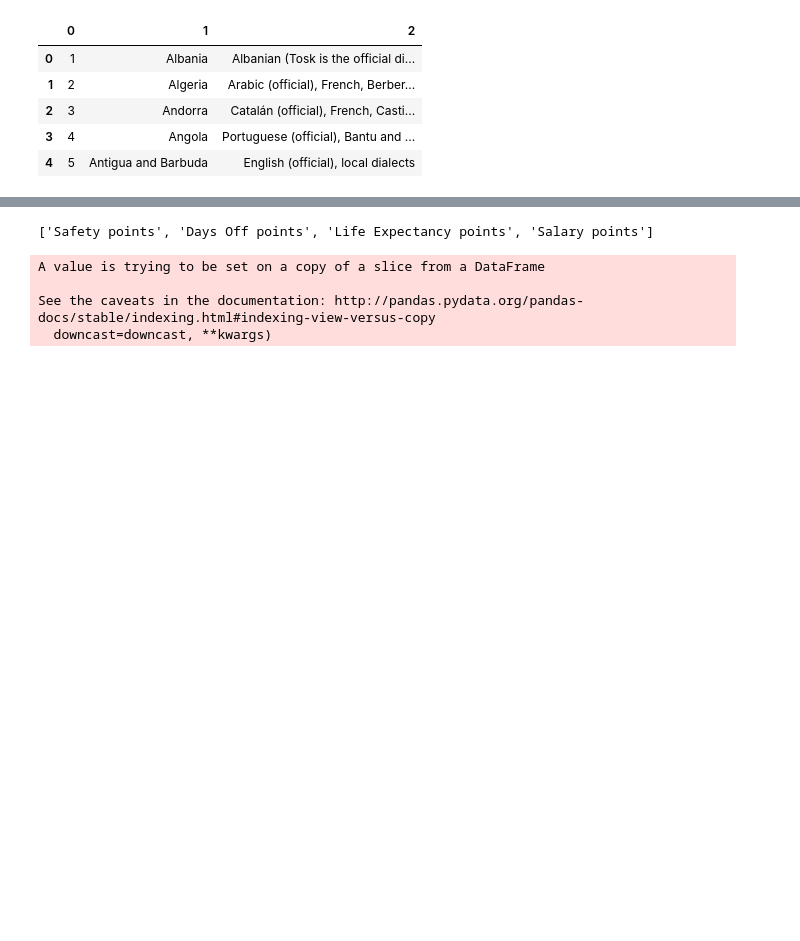
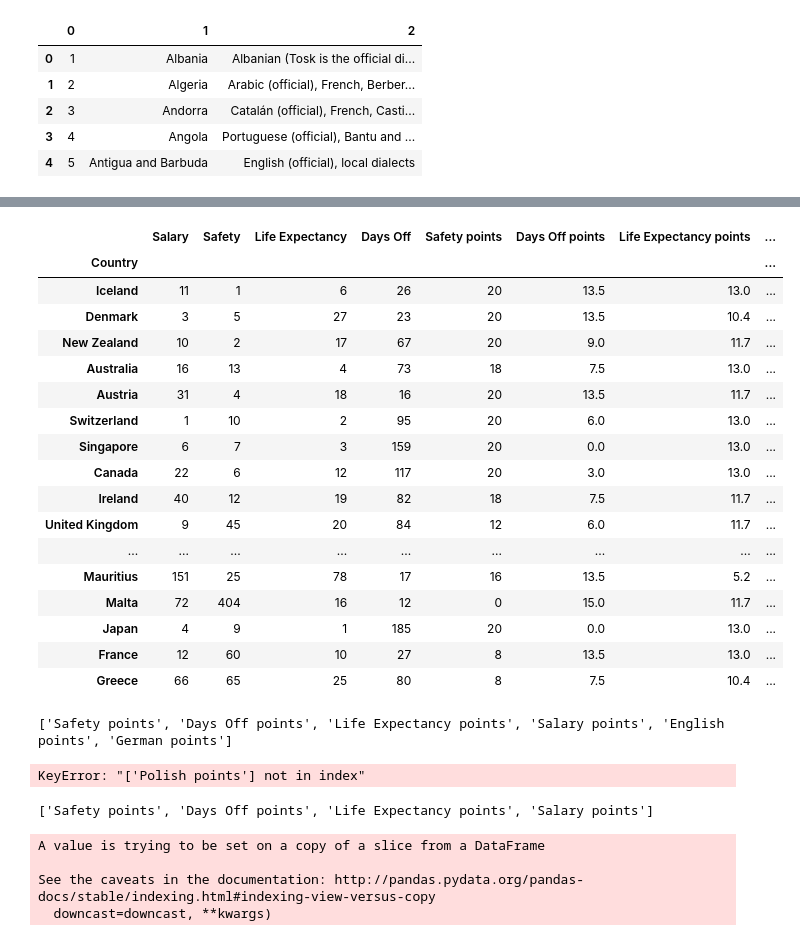
Before and after one commit to mik0why/PlaceToLive, a Jupyter notebook: Salary_Notebook.ipynb, the cells around one changed output, grey strips where cells are left out. Saved outputs shown, nothing was run; the diff lists cells and outputs as text; code cells hidden in the pictures; blank space fills up the shorter version.

```diff
--- a/Salary_Notebook.ipynb
+++ b/Salary_Notebook.ipynb
@@ -259,0 +250,2 @@ master.head()
+# %%
+master.drop(["SUM"], axis = 1, inplace = True)
@@ -259,0 +265,4 @@ master.head()
+# %%
+master.sort_values(by = "SUM", inplace = True, ascending = True)
+master.fillna(0, inplace = True)
+master.head()
@@ -259,0 +277,26 @@ master.head()
+# %%
+master.sort_values(by = "SUM", inplace = True, ascending = False)
+master.head(30)
+# %% [output]
+|  | Salary | Safety | Life Expectancy | Days Off | Safety points | Days Off points | Life Expectancy points | ... |
+| Country |  |  |  |  |  |  |  | ... |
+| Iceland | 11 | 1 | 6 | 26 | 20 | 13.5 | 13.0 | ... |
+| Denmark | 3 | 5 | 27 | 23 | 20 | 13.5 | 10.4 | ... |
+| New Zealand | 10 | 2 | 17 | 67 | 20 | 9.0 | 11.7 | ... |
+| Australia | 16 | 13 | 4 | 73 | 18 | 7.5 | 13.0 | ... |
+| Austria | 31 | 4 | 18 | 16 | 20 | 13.5 | 11.7 | ... |
+| Switzerland | 1 | 10 | 2 | 95 | 20 | 6.0 | 13.0 | ... |
+| Singapore | 6 | 7 | 3 | 159 | 20 | 0.0 | 13.0 | ... |
+| Canada | 22 | 6 | 12 | 117 | 20 | 3.0 | 13.0 | ... |
+| Ireland | 40 | 12 | 19 | 82 | 18 | 7.5 | 11.7 | ... |
+| United Kingdom | 9 | 45 | 20 | 84 | 12 | 6.0 | 11.7 | ... |
+| ... | ... | ... | ... | ... | ... | ... | ... | ... |
+| Mauritius | 151 | 25 | 78 | 17 | 16 | 13.5 | 5.2 | ... |
+| Malta | 72 | 404 | 16 | 12 | 0 | 15.0 | 11.7 | ... |
+| Japan | 4 | 9 | 1 | 185 | 20 | 0.0 | 13.0 | ... |
+| France | 12 | 60 | 10 | 27 | 8 | 13.5 | 13.0 | ... |
+| Greece | 66 | 65 | 25 | 80 | 8 | 7.5 | 10.4 | ... |
+# %%
+print column_list
+# %% [output]
+['Safety points', 'Days Off points', 'Life Expectancy points', 'Salary points', 'English points', 'German points']
@@ -260,3 +309,8 @@ master.head()
+# %%
+master["SUM"] = master[column_list].sum(axis=1)
+master.head()
+# %% [output]
+KeyError: "['Polish points'] not in index"
 # %%
 #sum computation - move to the end
 #master["SUM"] = ""
```
Also changed, not shown: parts of 14 cells of this notebook, 1 other file.
